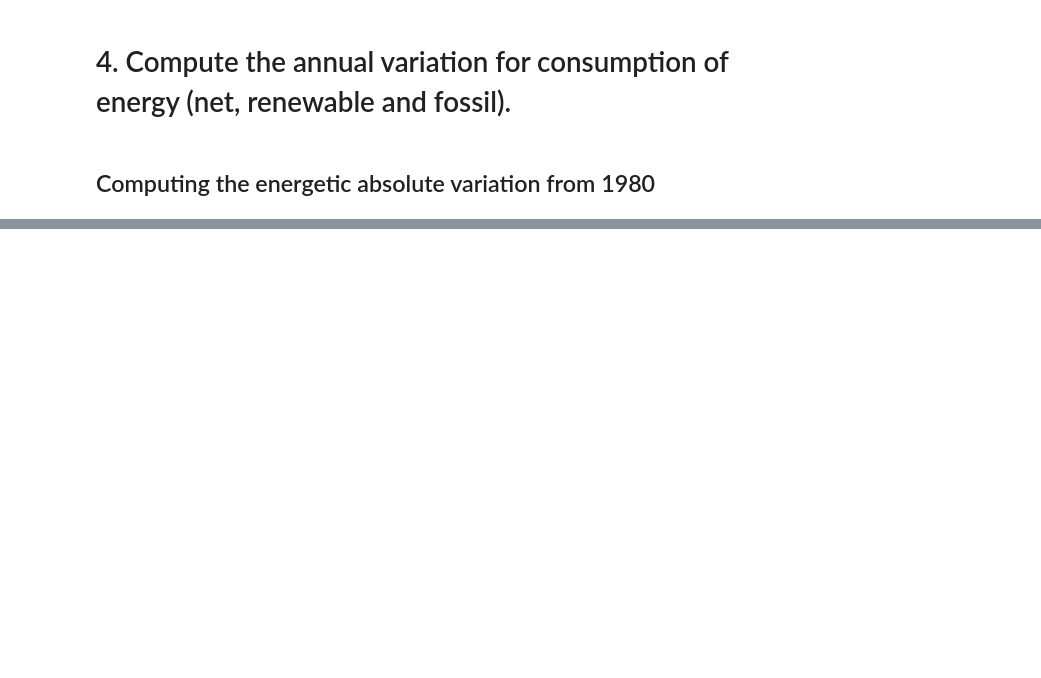
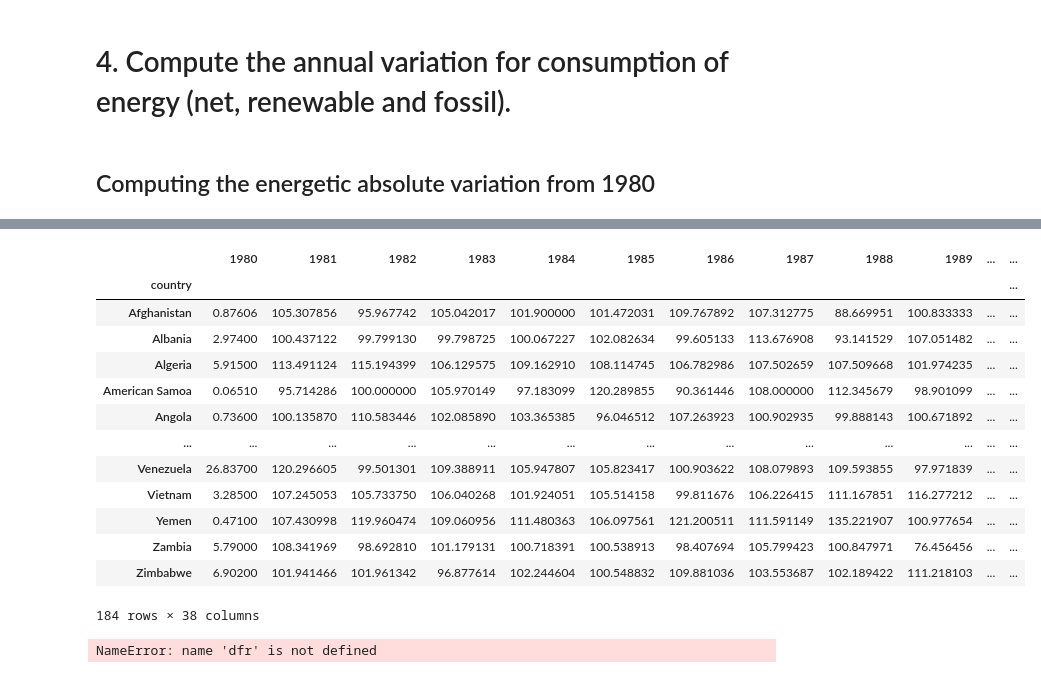
Before and after one commit to rubenmartinezlorente/Project-Week-8-Final-Project, a Jupyter notebook: your-project/2.data_analysis.ipynb, the cells around one changed output, grey strips where cells are left out. Drawn from its saved outputs; the diff is of its cells as text; code cells hidden in the pictures; blank space fills up the shorter version.

```diff
--- a/your-project/2.data_analysis.ipynb
+++ b/your-project/2.data_analysis.ipynb
@@ -124,0 +208,32 @@ ratio.ratio_clean_generation.T
+# %%
+def relative_variation(s):
+    rel = []
+    for x in range(0,len(s) - 1):
+        if x == 0:
+            rel.append(s[0])
+        rel.append(100*(s.iloc[x+1]/s.iloc[x]))
+    return pd.Series(rel)
+
+#relative_variation(consumption)
+rel_var = consumption.apply(relative_variation, axis = 1)
+rel_var.columns = consumption.columns
+rel_var.isnull().sum()
+# %% [output]
+|  | 1980 | 1981 | 1982 | 1983 | 1984 | 1985 | 1986 | 1987 | 1988 | 1989 | ... | ... |
+| country |  |  |  |  |  |  |  |  |  |  |  | ... |
+| Afghanistan | 0.87606 | 105.307856 | 95.967742 | 105.042017 | 101.900000 | 101.472031 | 109.767892 | 107.312775 | 88.669951 | 100.833333 | ... | ... |
+| Albania | 2.97400 | 100.437122 | 99.799130 | 99.798725 | 100.067227 | 102.082634 | 99.605133 | 113.676908 | 93.141529 | 107.051482 | ... | ... |
+| Algeria | 5.91500 | 113.491124 | 115.194399 | 106.129575 | 109.162910 | 108.114745 | 106.782986 | 107.502659 | 107.509668 | 101.974235 | ... | ... |
+| American Samoa | 0.06510 | 95.714286 | 100.000000 | 105.970149 | 97.183099 | 120.289855 | 90.361446 | 108.000000 | 112.345679 | 98.901099 | ... | ... |
+| Angola | 0.73600 | 100.135870 | 110.583446 | 102.085890 | 103.365385 | 96.046512 | 107.263923 | 100.902935 | 99.888143 | 100.671892 | ... | ... |
+| ... | ... | ... | ... | ... | ... | ... | ... | ... | ... | ... | ... | ... |
+| Venezuela | 26.83700 | 120.296605 | 99.501301 | 109.388911 | 105.947807 | 105.823417 | 100.903622 | 108.079893 | 109.593855 | 97.971839 | ... | ... |
+| Vietnam | 3.28500 | 107.245053 | 105.733750 | 106.040268 | 101.924051 | 105.514158 | 99.811676 | 106.226415 | 111.167851 | 116.277212 | ... | ... |
+| Yemen | 0.47100 | 107.430998 | 119.960474 | 109.060956 | 111.480363 | 106.097561 | 121.200511 | 111.591149 | 135.221907 | 100.977654 | ... | ... |
+| Zambia | 5.79000 | 108.341969 | 98.692810 | 101.179131 | 100.718391 | 100.538913 | 98.407694 | 105.799423 | 100.847971 | 76.456456 | ... | ... |
+| Zimbabwe | 6.90200 | 101.941466 | 101.961342 | 96.877614 | 102.244604 | 100.548832 | 109.881036 | 103.553687 | 102.189422 | 111.218103 | ... | ... |
+184 rows × 38 columns
+# %%
+dfr.columns = consumption.columns
+# %% [output]
+NameError: name 'dfr' is not defined
```
Also changed, not shown: parts of 16 cells of this notebook, 6 other files.
